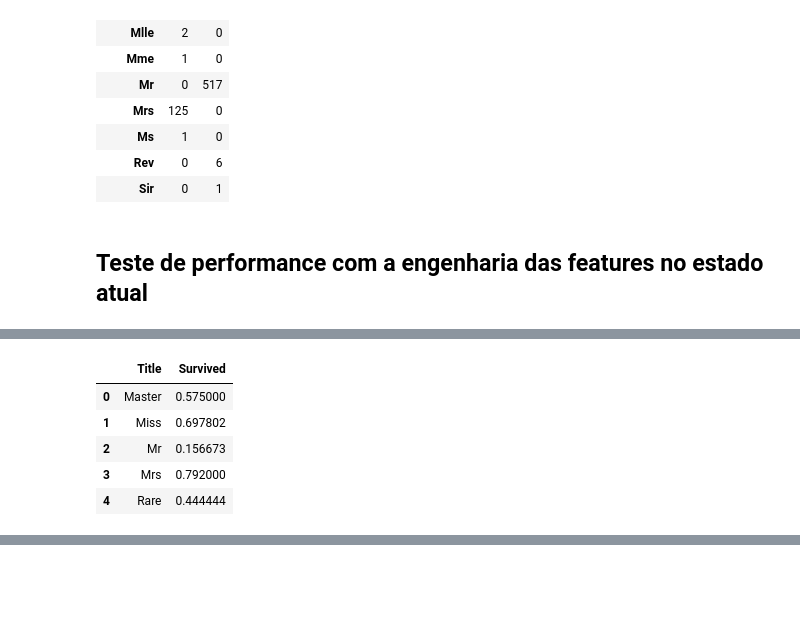
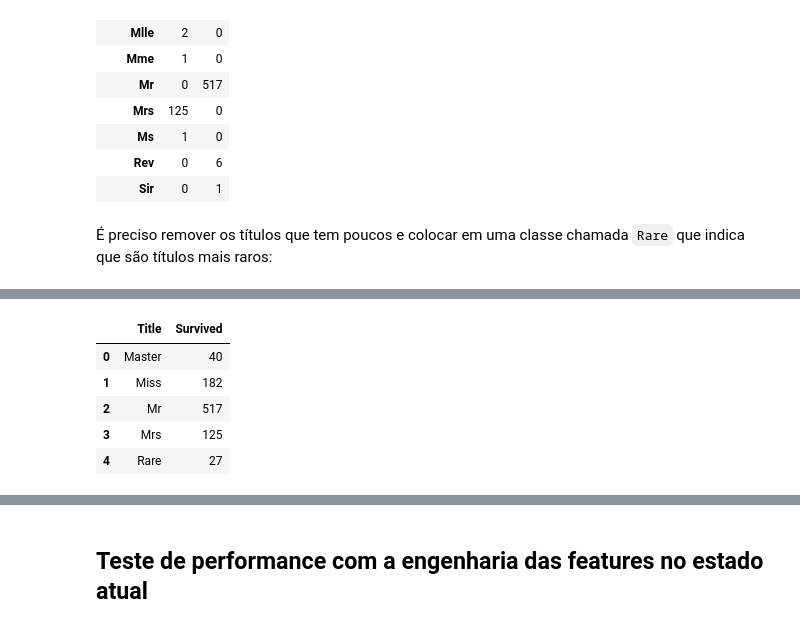
Before and after one commit to luisuzai/Titanic_Survivor, a Jupyter notebook: kernel.ipynb, the cells around one changed output, grey strips where cells are left out. Drawn from its saved outputs; the diff is of its cells as text; code cells hidden in the pictures; blank space fills up the shorter version.

````diff
--- a/kernel.ipynb
+++ b/kernel.ipynb
@@ -266,13 +264,13 @@ pd.crosstab(train['Title'], train['Sex'])
 | Ms | 1 | 0 |
 | Rev | 0 | 6 |
 | Sir | 0 | 1 |
+# %% [markdown]
+É preciso remover os títulos que tem poucos e colocar em uma classe chamada ```Rare``` que indica que são títulos mais raros:
 # %%
 train['Title'] = train['Title'].replace(['Lady', 'Countess','Capt', 'Col',
                                         'Don', 'Dr', 'Major', 'Rev', 'Sir',
                                         'Jonkheer', 'Dona', 'Mlle'
                                         'Ms', 'Mme','Mlle', 'Ms'], 'Rare')
-# %% [markdown]
-## Teste de performance com a engenharia das features no estado atual
 # %%
 train.head()
 # %% [output]
@@ -286,14 +284,14 @@ train.head()
 def encode_embarked(embarked_col):
     return embarked_col.map({'S': 0, 'Q': 1, 'C': 2}).astype('int')
 # %%
-train[['Title', 'Survived']].groupby(['Title'], as_index=False).mean()
+train[['Title', 'Survived']].groupby(['Title'], as_index=False).count()
 # %% [output]
 |  | Title | Survived |
-| 0 | Master | 0.575000 |
-| 1 | Miss | 0.697802 |
-| 2 | Mr | 0.156673 |
-| 3 | Mrs | 0.792000 |
-| 4 | Rare | 0.444444 |
+| 0 | Master | 40 |
+| 1 | Miss | 182 |
+| 2 | Mr | 517 |
+| 3 | Mrs | 125 |
+| 4 | Rare | 27 |
 # %%
 def encode_title(title_col):
     return title_col.map({"Master": 1, "Miss": 2, "Mr": 3, "Mrs": 4, "Rare": 5}).astype('int')
@@ -309,6 +307,8 @@ train.describe()
 | 50% | 446.000000 | 0.000000 | 3.000000 | 1.000000 | 29.699118 | 0.000000 | 0.000000 | 14.454200 | 2.000000 | 1.000000 |
 | 75% | 668.500000 | 1.000000 | 3.000000 | 1.000000 | 35.000000 | 1.000000 | 0.000000 | 31.000000 | 2.000000 | 1.000000 |
 | max | 891.000000 | 1.000000 | 3.000000 | 1.000000 | 80.000000 | 8.000000 | 6.000000 | 512.329200 | 4.000000 | 1.000000 |
+# %% [markdown]
+## Teste de performance com a engenharia das features no estado atual
 # %%
 train.drop('Name', axis = 1, inplace=True)
 train.drop('Ticket', axis = 1, inplace=True)
````
Also changed, not shown: parts of 12 cells of this notebook.
